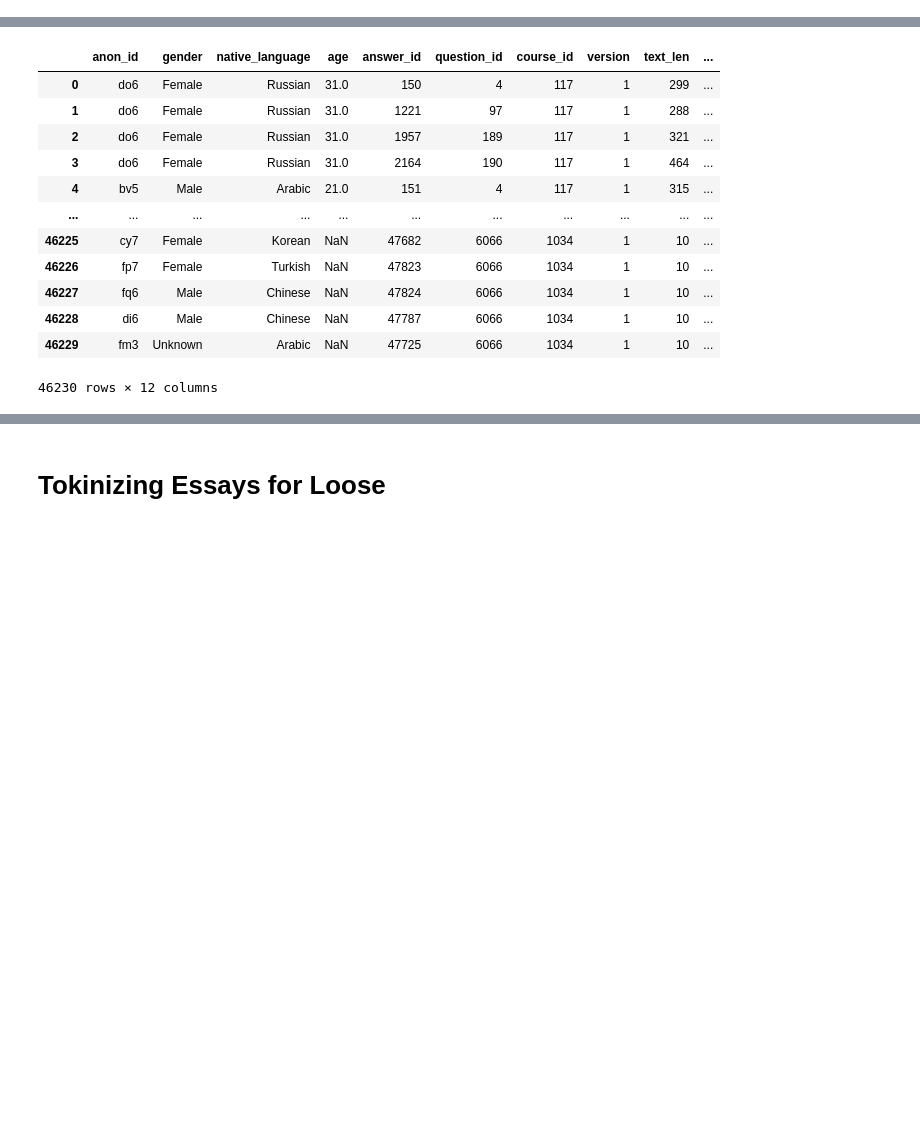
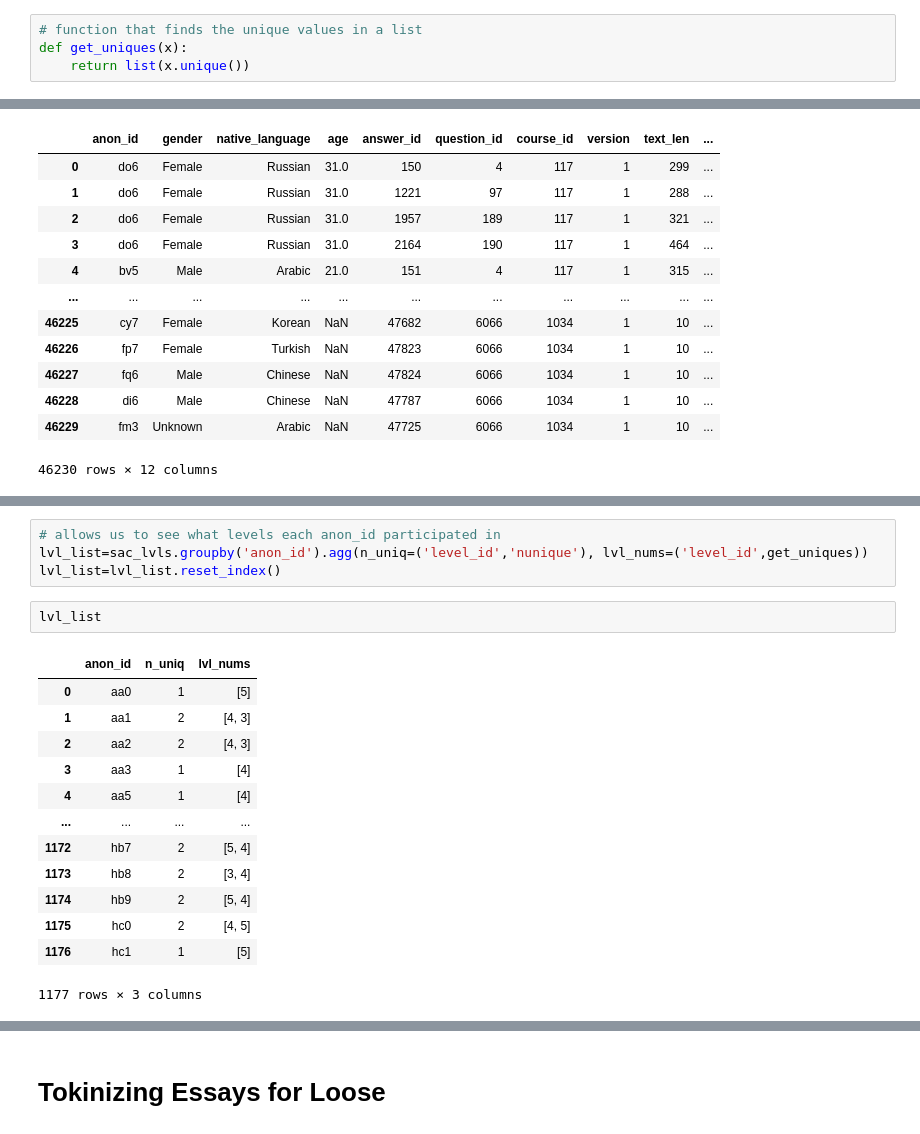
Before and after one commit to mencer456/LRDC-Research, a Jupyter notebook: Lexical-Richness.ipynb, the cells around one changed output, grey strips where cells are left out. Drawn from its saved outputs; the diff is of its cells as text; blank space fills up the shorter version.

```diff
--- a/Lexical-Richness.ipynb
+++ b/Lexical-Richness.ipynb
@@ -43,6 +43,10 @@ def rmStr (df, col):
             row_ind.append(row_index)
         row_index+=1
     return df.drop(labels=row_ind,axis=0)
+# %%
+# function that finds the unique values in a list
+def get_uniques(x):
+    return list(x.unique())
 # %%
 # reference code from previous research, tokinizes essays
 # NEEDS UPDATING TO FIT CSV FILES
@@ -119,0 +168,20 @@ stu_ans_crs
+# %%
+# allows us to see what levels each anon_id participated in
+lvl_list=sac_lvls.groupby('anon_id').agg(n_uniq=('level_id','nunique'), lvl_nums=('level_id',get_uniques))
+lvl_list=lvl_list.reset_index()
+# %%
+lvl_list
+# %% [output]
+|  | anon_id | n_uniq | lvl_nums |
+| 0 | aa0 | 1 | [5] |
+| 1 | aa1 | 2 | [4, 3] |
+| 2 | aa2 | 2 | [4, 3] |
+| 3 | aa3 | 1 | [4] |
+| 4 | aa5 | 1 | [4] |
+| ... | ... | ... | ... |
+| 1172 | hb7 | 2 | [5, 4] |
+| 1173 | hb8 | 2 | [3, 4] |
+| 1174 | hb9 | 2 | [5, 4] |
+| 1175 | hc0 | 2 | [4, 5] |
+| 1176 | hc1 | 1 | [5] |
+1177 rows × 3 columns
```
Also changed, not shown: parts of 14 cells of this notebook.
